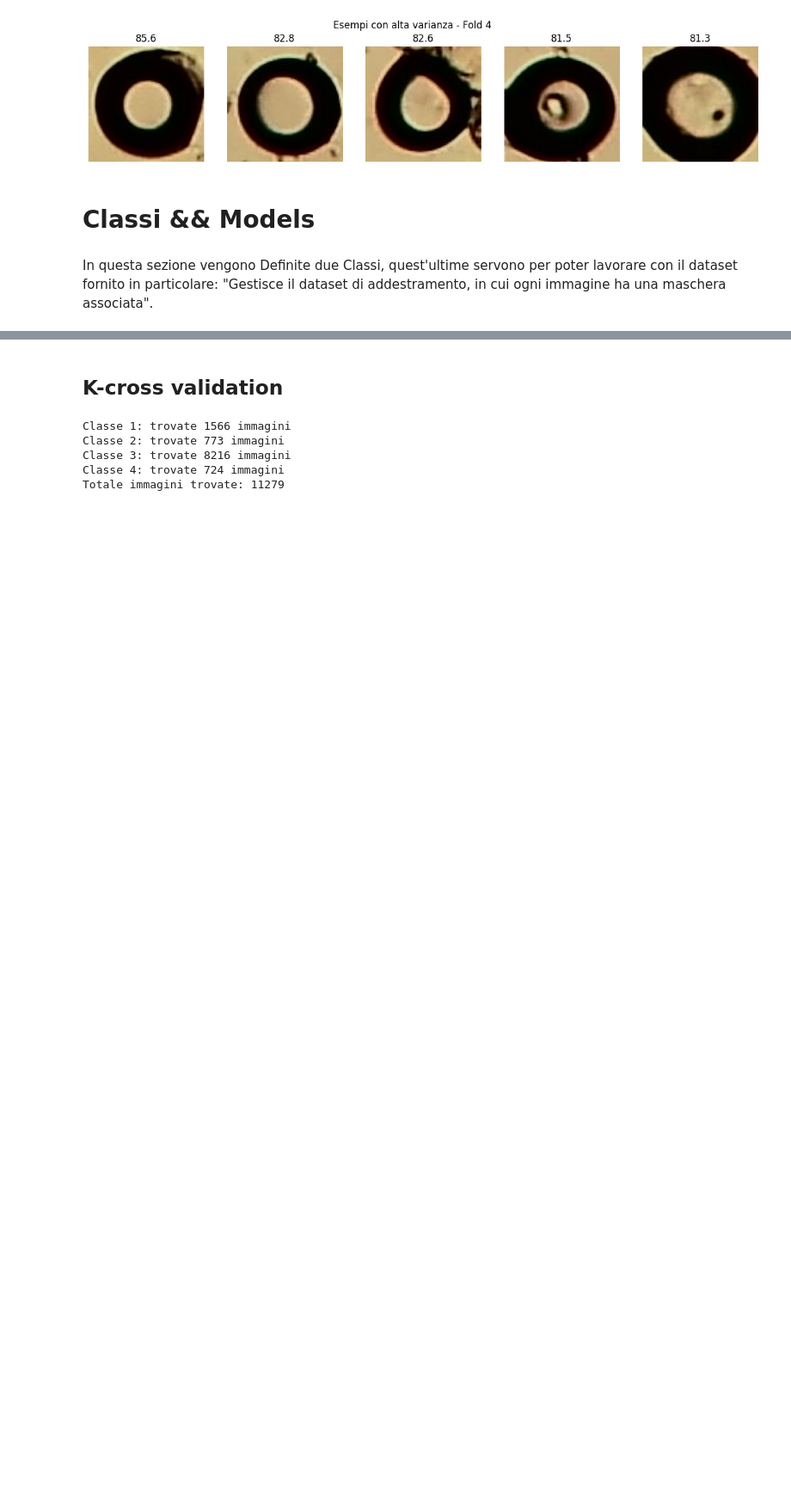
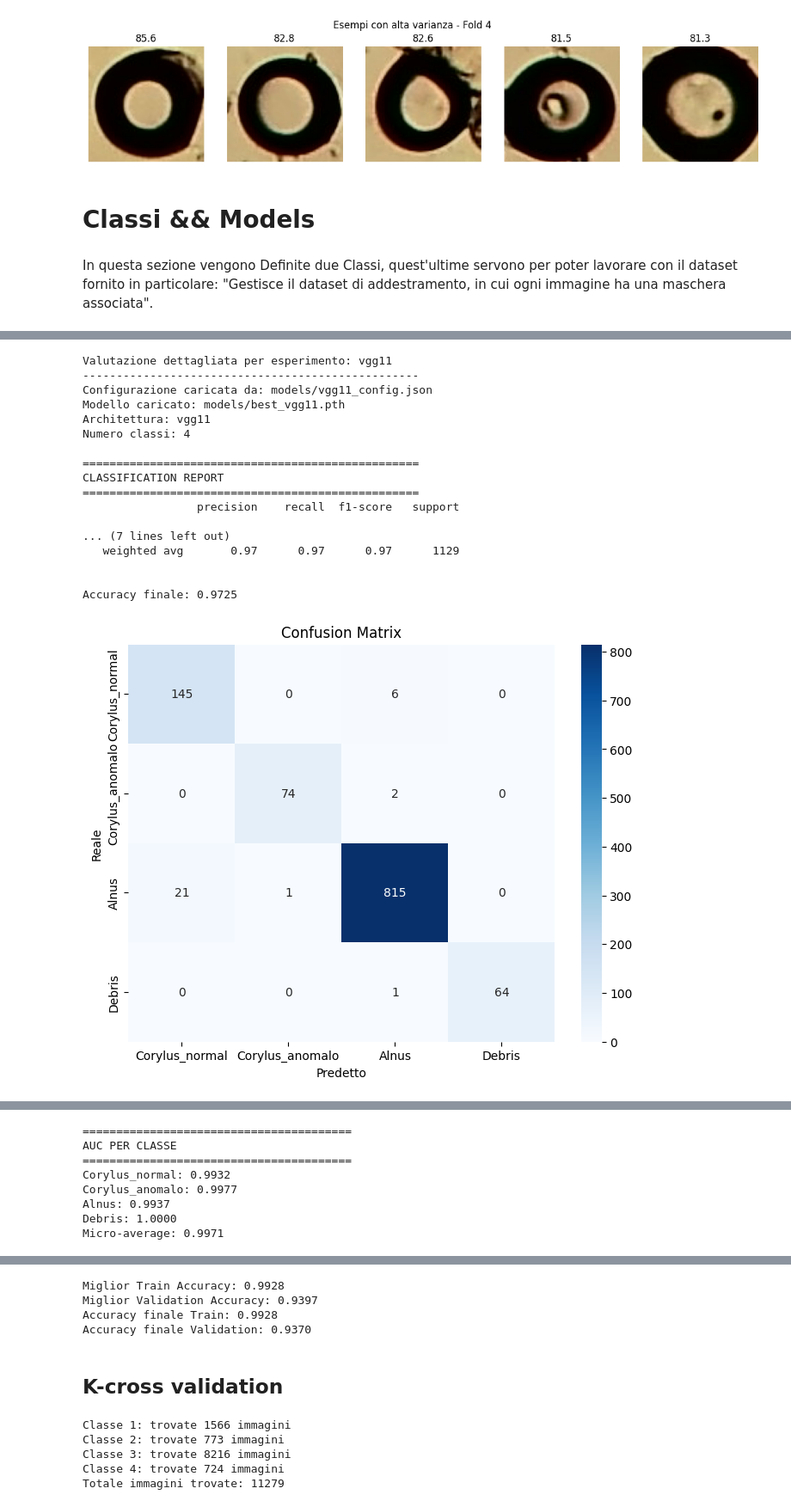
Before and after one commit to simone002/Progetto_CV, a Jupyter notebook: progetto.ipynb, the cells around one changed output, grey strips where cells are left out. Shown at 86% size. Cells and saved outputs as stored; diff of their text form; code cells hidden in the pictures; blank space fills up the shorter version.

```diff
--- a/progetto.ipynb
+++ b/progetto.ipynb
@@ -1007,0 +1791,22 @@ Accuracy finale: 0.9707
+# %%
+config = TrainingConfig()
+
+# Modifica i parametri come necessario
+config.model_name = 'vgg11'  # Cambia questo per usare modelli diversi
+config.experiment_name = "vgg11"  # Personalizza il nome
+config.num_classes = 4
+config.learning_rate = 1e-4
+config.batch_size = 32
+config.num_epochs = 50
+config.optimizer_type = 'adam'
+config.early_stopping = True
+config.patience = 10
+config.use_scheduler = True
+config.scheduler_type = 'step'
+
+# Crea il trainer
+'''
+trainer = Trainer(config)
+
+trainer.train(train_loader, val_loader, test_loader)
+'''
@@ -1007,0 +1817,24 @@ Accuracy finale: 0.9707
+# %%
+evaluator = ModelEvaluator(config.experiment_name, model_type='best')
+
+
+y_true, y_pred, y_proba, accuracy, roc_auc, auc_scores = evaluator.detailed_evaluation(test_loader, class_names)
+# %% [output]
+Valutazione dettagliata per esperimento: vgg11
+--------------------------------------------------
+Configurazione caricata da: models/vgg11_config.json
+Modello caricato: models/best_vgg11.pth
+Architettura: vgg11
+Numero classi: 4
+
+==================================================
+CLASSIFICATION REPORT
+==================================================
+                 precision    recall  f1-score   support
+
+... (7 lines left out)
+   weighted avg       0.97      0.97      0.97      1129
+
+
+Accuracy finale: 0.9725
+[figure, added]
@@ -1007,0 +1842,8 @@ Accuracy finale: 0.9707
+========================================
+AUC PER CLASSE
+========================================
+Corylus_normal: 0.9932
+Corylus_anomalo: 0.9977
+Alnus: 0.9937
+Debris: 1.0000
+Micro-average: 0.9971
@@ -1008,3 +1852,7 @@ Accuracy finale: 0.9707
+Miglior Train Accuracy: 0.9928
+Miglior Validation Accuracy: 0.9397
+Accuracy finale Train: 0.9928
+Accuracy finale Validation: 0.9370
 # %% [markdown]
 ## K-cross validation
 # %%
```
Also changed, not shown: parts of 42 cells of this notebook.
